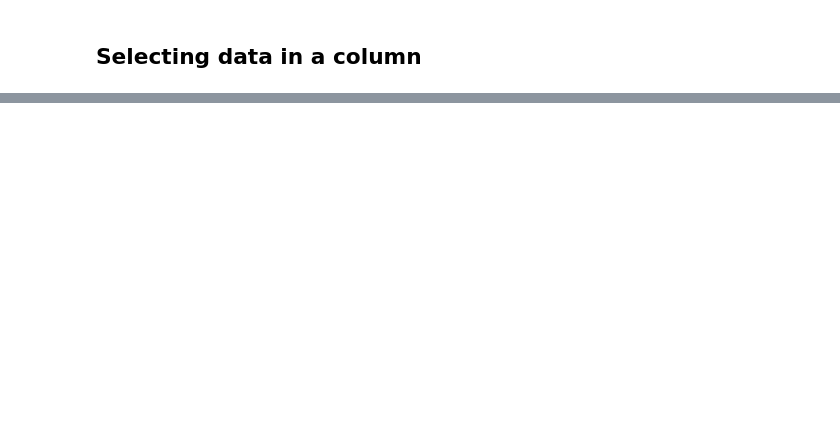
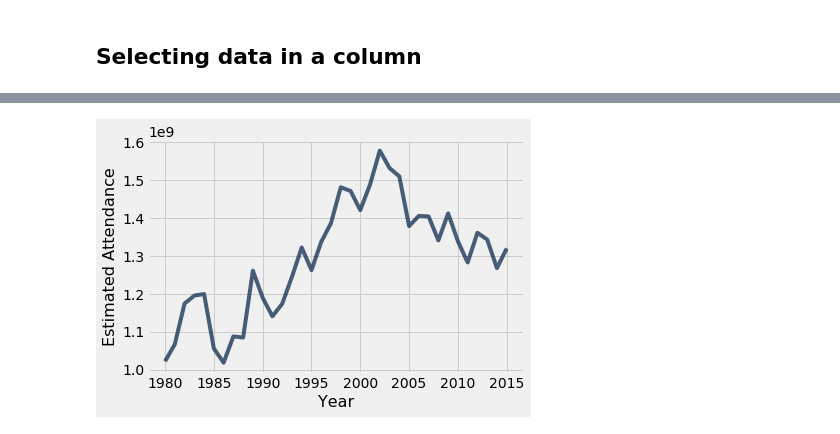
Before and after one commit to data-8/materials-sp19, a Jupyter notebook: lec/lec05.ipynb, the cells around one changed output, grey strips where cells are left out. Drawn from its saved outputs; the diff is of its cells as text; code cells hidden in the pictures; blank space fills up the shorter version.

```diff
--- a/lec/lec05.ipynb
+++ b/lec/lec05.ipynb
@@ -25,0 +233,4 @@ movies = Table.read_table('movies_by_year_with_ticket_price.csv')
+# %%
+attendance = movies.column('Total Gross') * (10 ** 6) / movies.column('Average Ticket Price')
+# %%
+movies = movies.with_column('Estimated Attendance', attendance)
@@ -25,0 +246,2 @@ movies = Table.read_table('movies_by_year_with_ticket_price.csv')
+# %%
+movies.set_format('Estimated Attendance', NumberFormatter)
@@ -25,0 +261,4 @@ movies = Table.read_table('movies_by_year_with_ticket_price.csv')
+# %%
+movies.plot('Year', 'Estimated Attendance')
+# %% [output]
+[figure, added]
```
Also changed, not shown: parts of 45 cells of this notebook, 3 other files.
